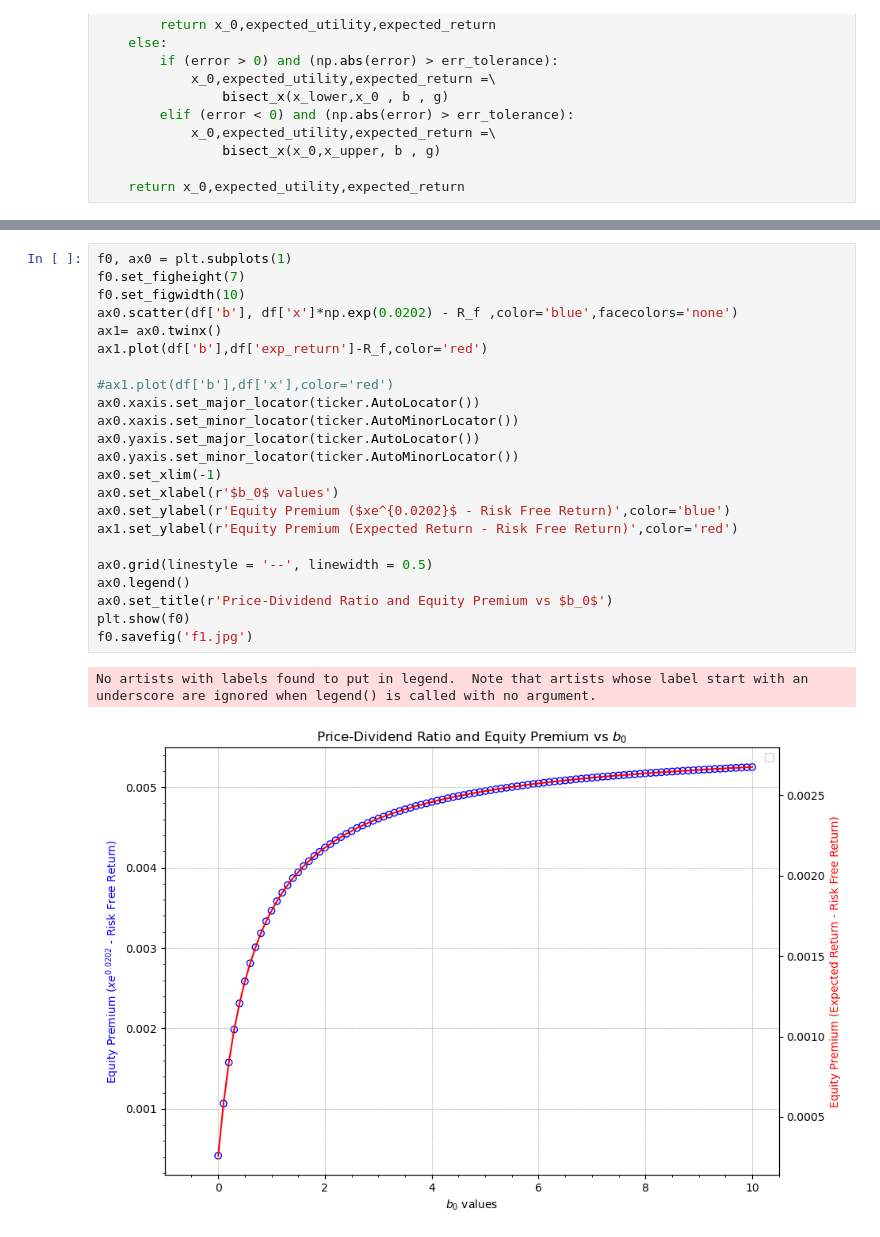
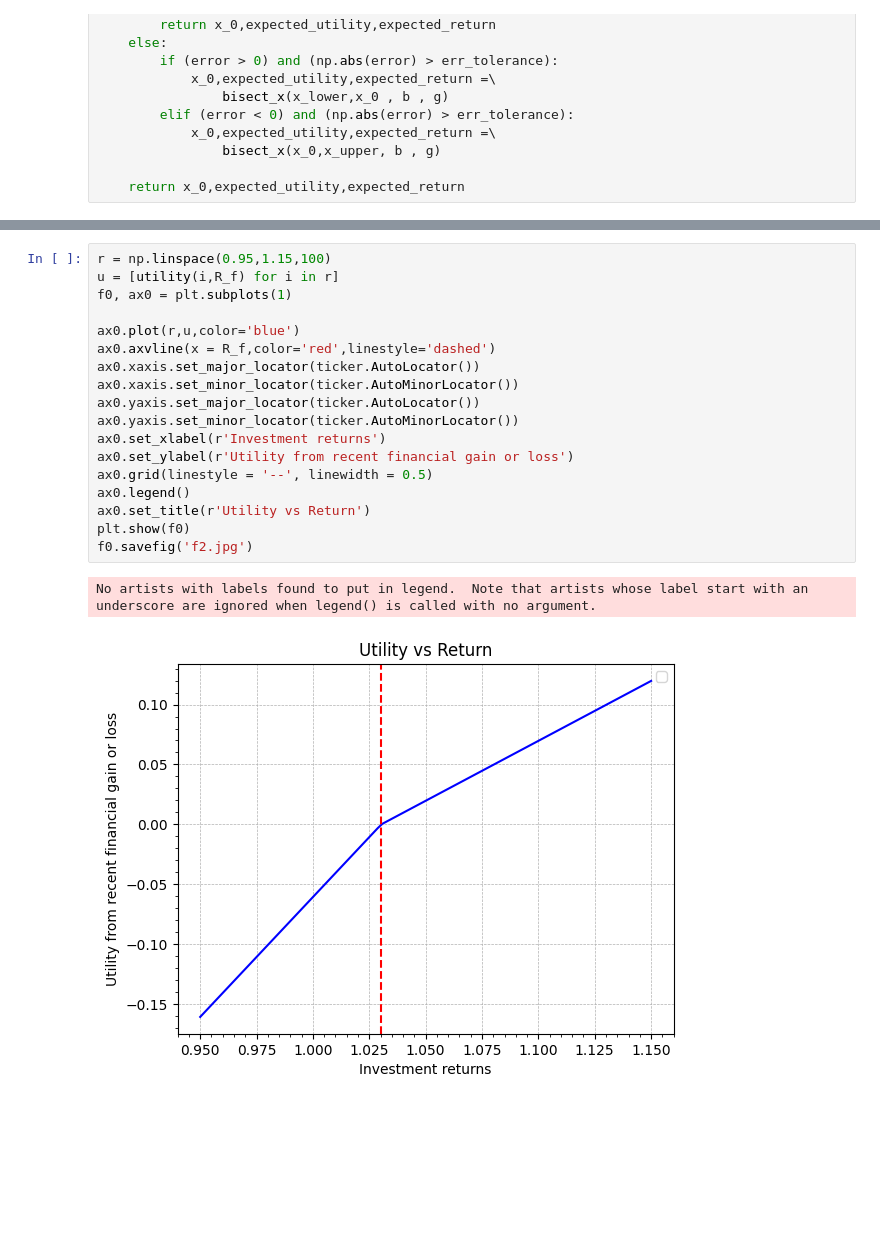
Before and after one commit to kilowiski/qf600, a Jupyter notebook: assignment_6/assignment6.ipynb, the cells around one changed output, grey strips where cells are left out. Cells and saved outputs as stored; diff of their text form; blank space fills up the shorter version.

```diff
--- a/assignment_6/assignment6.ipynb
+++ b/assignment_6/assignment6.ipynb
@@ -122,26 +125,21 @@ No artists with labels found to put in legend.  Note that artists whose label st
 # %%
+r = np.linspace(0.95,1.15,100)
+u = [utility(i,R_f) for i in r]
 f0, ax0 = plt.subplots(1)
-f0.set_figheight(7)
-f0.set_figwidth(10)
-ax0.scatter(df['b'], df['x']*np.exp(0.0202) - R_f ,color='blue',facecolors='none')
-ax1= ax0.twinx()
-ax1.plot(df['b'],df['exp_return']-R_f,color='red')
 
-#ax1.plot(df['b'],df['x'],color='red')
+ax0.plot(r,u,color='blue')
+ax0.axvline(x = R_f,color='red',linestyle='dashed')
 ax0.xaxis.set_major_locator(ticker.AutoLocator())
 ax0.xaxis.set_minor_locator(ticker.AutoMinorLocator())
 ax0.yaxis.set_major_locator(ticker.AutoLocator())
 ax0.yaxis.set_minor_locator(ticker.AutoMinorLocator())
-ax0.set_xlim(-1)
-ax0.set_xlabel(r'$b_0$ values')
-ax0.set_ylabel(r'Equity Premium ($xe^{0.0202}$ - Risk Free Return)',color='blue')
-ax1.set_ylabel(r'Equity Premium (Expected Return - Risk Free Return)',color='red')
-
+ax0.set_xlabel(r'Investment returns')
+ax0.set_ylabel(r'Utility from recent financial gain or loss')
 ax0.grid(linestyle = '--', linewidth = 0.5)
 ax0.legend()
-ax0.set_title(r'Price-Dividend Ratio and Equity Premium vs $b_0$')
+ax0.set_title(r'Utility vs Return')
 plt.show(f0)
-f0.savefig('f1.jpg')
+f0.savefig('f2.jpg')
 # %% [output]
 No artists with labels found to put in legend.  Note that artists whose label start with an underscore are ignored when legend() is called with no argument.
-[figure, old version]
+[figure, new version]
```
Also changed, not shown: parts of 6 cells of this notebook.
